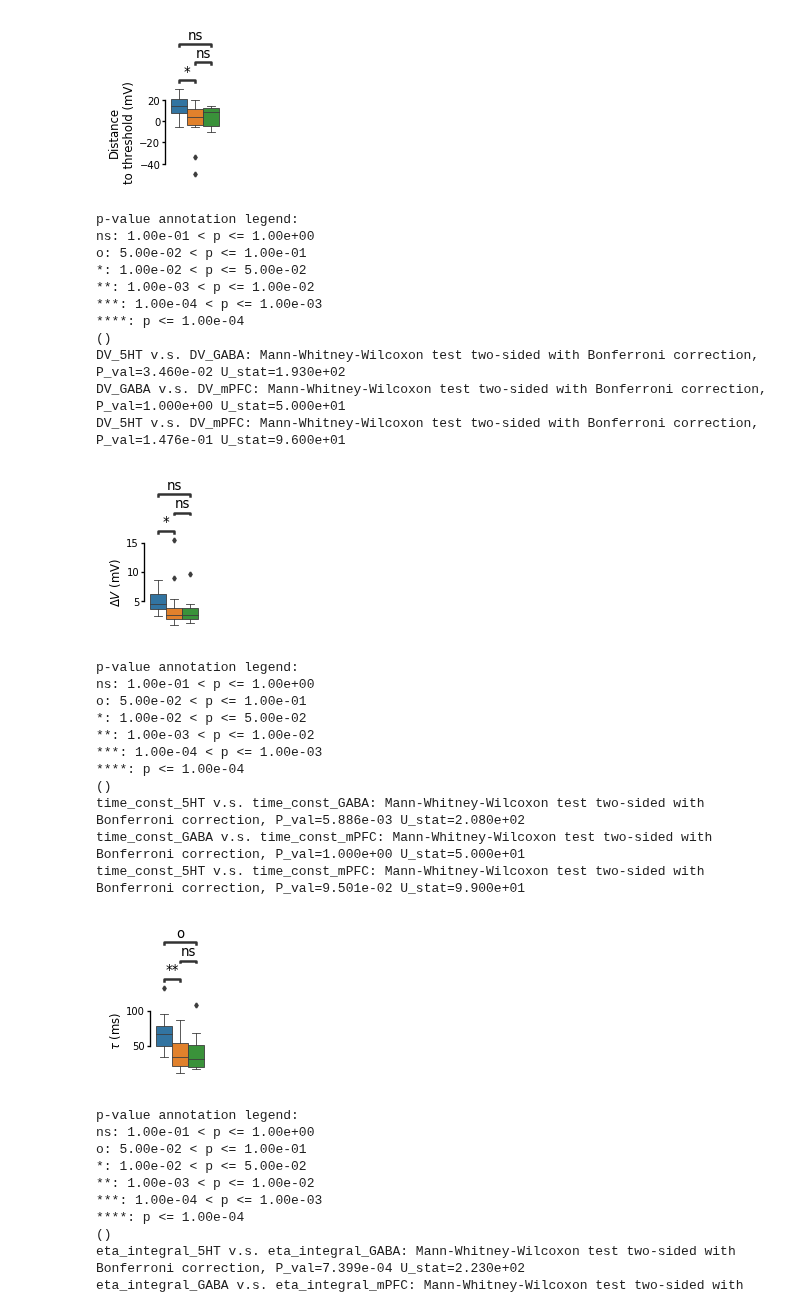
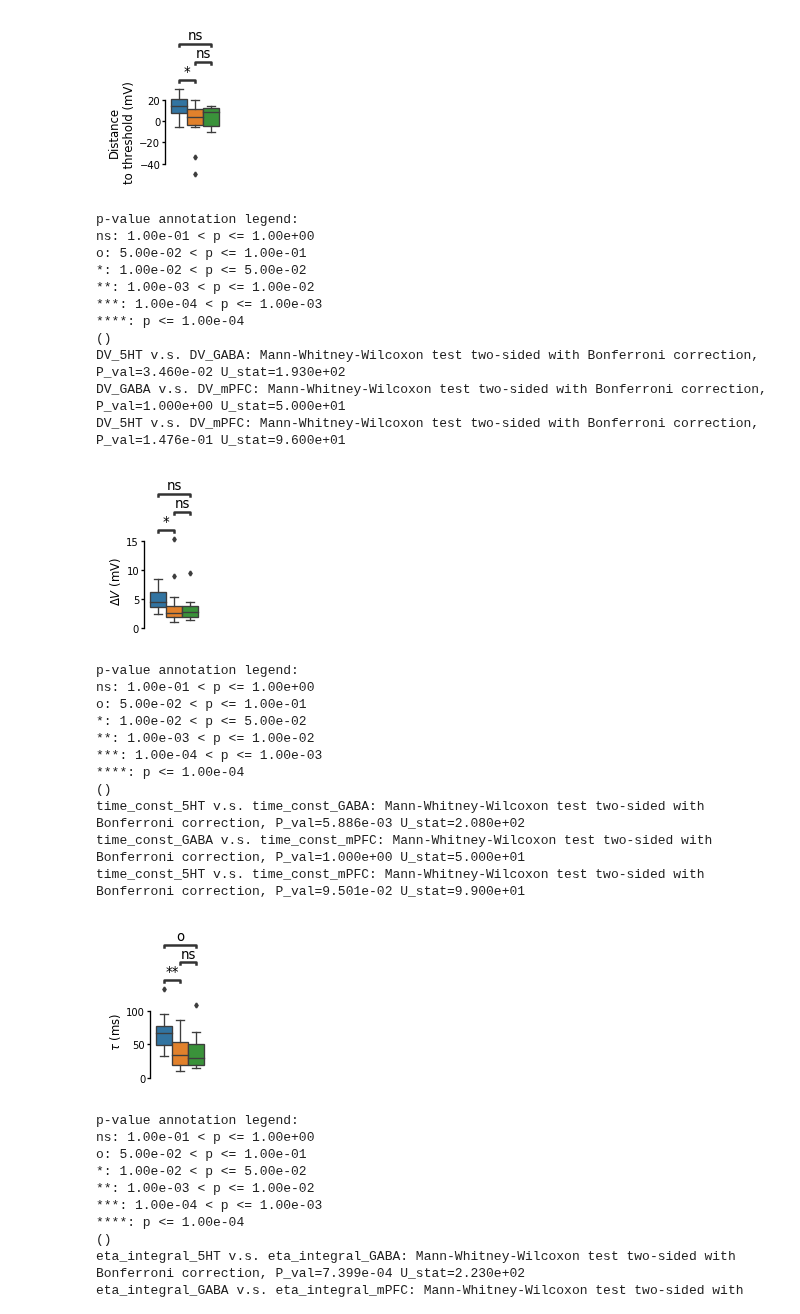
Before and after one commit to nauralcodinglab/raphegif, a Jupyter notebook: figs/scripts/writeup/single_neuron_model_parameter_comparison.ipynb, the cells around one changed output. Cells and saved outputs as stored; diff of their text form; code cells hidden in the pictures.

```diff
--- a/figs/scripts/writeup/single_neuron_model_parameter_comparison.ipynb
+++ b/figs/scripts/writeup/single_neuron_model_parameter_comparison.ipynb
@@ -22,7 +22,6 @@ from statannot import add_stat_annotation
 from ezephys import pltools
 # %%
 plt.style.use(os.path.join('figs', 'scripts', 'writeup', 'publication_figure_style.dms'))
-plt.rc('text', usetex = False)
 # %%
 IMG_PATH = os.path.join('figs', 'ims', 'writeup', 'GIF_parameters')
 # %% [markdown]
@@ -251,6 +250,7 @@ add_stat_annotation(
     ]
 )
 plt.ylabel(r'$\Delta V$ (mV)')
+plt.yticks([0, 5, 10, 15])
 pltools.hide_border('trb', trim=True)
 plt.xlabel('')
 plt.xticks([])
@@ -273,7 +273,7 @@ o: 5.00e-02 < p <= 1.00e-01
 DV_5HT v.s. DV_GABA: Mann-Whitney-Wilcoxon test two-sided with Bonferroni correction, P_val=3.460e-02 U_stat=1.930e+02
 DV_GABA v.s. DV_mPFC: Mann-Whitney-Wilcoxon test two-sided with Bonferroni correction, P_val=1.000e+00 U_stat=5.000e+01
 DV_5HT v.s. DV_mPFC: Mann-Whitney-Wilcoxon test two-sided with Bonferroni correction, P_val=1.476e-01 U_stat=9.600e+01
-[figure, old version]
+[figure, new version]
 # %%
 plt.figure(figsize=figsize)
 
@@ -295,34 +295,35 @@ add_stat_annotation(
     pvalue_thresholds=pvalue_thresholds,
     box_pairs = [
         (('time_const', '5HT'), ('time_const', 'GABA')),
         (('time_const', 'mPFC'), ('time_const', 'GABA')),
         (('time_const', '5HT'), ('time_const', 'mPFC'))
     ]
 )
 plt.ylabel(r'$\tau$ (ms)')
+plt.yticks([0, 50, 100])
 pltools.hide_border('trb', trim=True)
 plt.xlabel('')
 plt.xticks([])
 plt.gca().get_legend().remove()
 
 plt.subplots_adjust(left=0.45, top=0.7, bottom=0.05, right=0.95)
 
 if IMG_PATH is not None:
     plt.savefig(os.path.join(IMG_PATH, 'time_const.png'))
     plt.savefig(os.path.join(IMG_PATH, 'time_const.svg'))
 # %% [output]
 p-value annotation legend:
 ns: 1.00e-01 < p <= 1.00e+00
 o: 5.00e-02 < p <= 1.00e-01
 *: 1.00e-02 < p <= 5.00e-02
 **: 1.00e-03 < p <= 1.00e-02
 ***: 1.00e-04 < p <= 1.00e-03
 ****: p <= 1.00e-04
 ()
 time_const_5HT v.s. time_const_GABA: Mann-Whitney-Wilcoxon test two-sided with Bonferroni correction, P_val=5.886e-03 U_stat=2.080e+02
 time_const_GABA v.s. time_const_mPFC: Mann-Whitney-Wilcoxon test two-sided with Bonferroni correction, P_val=1.000e+00 U_stat=5.000e+01
 time_const_5HT v.s. time_const_mPFC: Mann-Whitney-Wilcoxon test two-sided with Bonferroni correction, P_val=9.501e-02 U_stat=9.900e+01
-[figure, old version]
+[figure, new version]
 # %%
 plt.figure(figsize=figsize)
 
```
Also changed, not shown: parts of 8 cells of this notebook, 1 other file.
